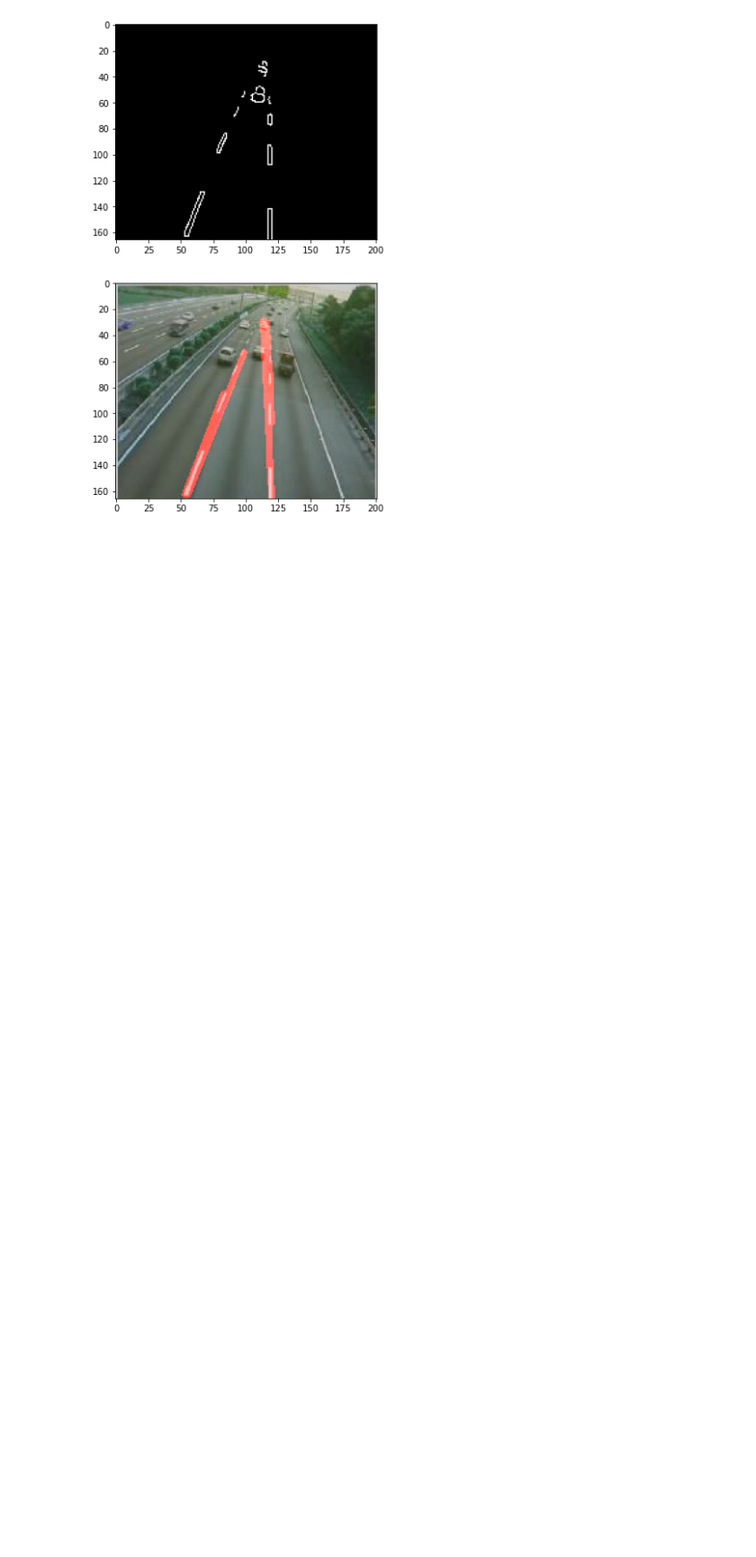
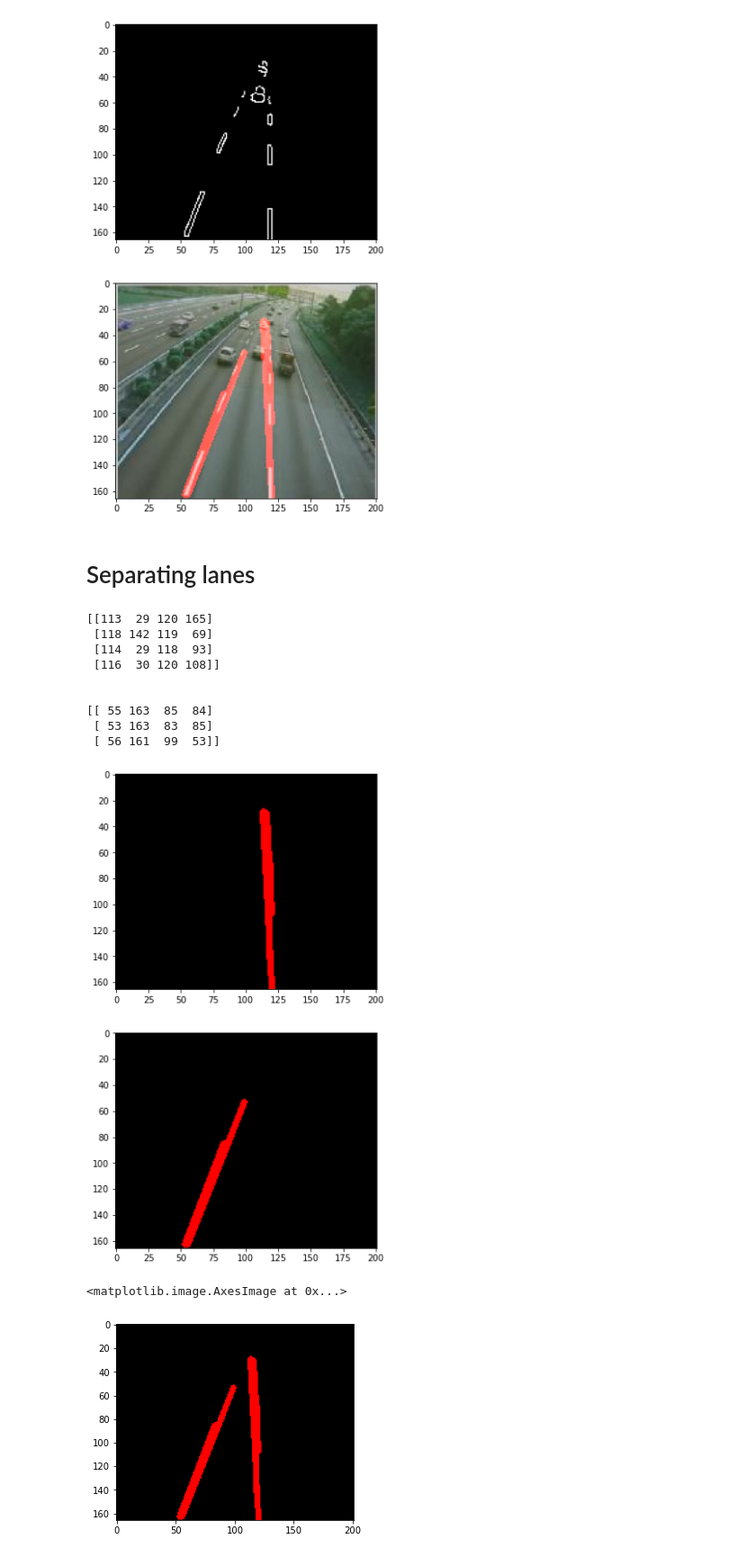
Before and after one commit to akshitagupta15june/lane_detection_opencv, a Jupyter notebook: lane-detection-edge.ipynb, the cells around one changed output. Shown at 90% size. Drawn from its saved outputs; the diff is of its cells as text; code cells hidden in the pictures; blank space fills up the shorter version.

Commit message:
Displayed lane lines and filled the area b/w them.

```diff
--- a/lane-detection-edge.ipynb
+++ b/lane-detection-edge.ipynb
@@ -175,3 +177,43 @@ plt.show()
 
  [[116  30 120 108]]]
 [figure]
+# %% [markdown]
+# Separating lanes
+# %%
+right_lane=[]
+left_lane=[]
+for i in lines:
+    #print(i)
+    if (i[0][0]>100 and i[0][2]>100 ):
+        right_lane.append(i[0])
+    else:
+        left_lane.append(i[0])
+right_lane=np.array(right_lane)
+left_lane=np.array(left_lane)
+print(right_lane,"\n\n")
+print(left_lane)
+
+right_line_image = display_lines(laneimg,right_lane)
+left_line_image = display_lines(laneimg,left_lane)
+
+plt.figure(2,figsize=(10,10))
+plt.subplot(211)
+plt.imshow(right_line_image)
+
+plt.subplot(212)
+plt.imshow(left_line_image)
+plt.show()
+plt.imshow(right_line_image+left_line_image)
+# %% [output]
+[[113  29 120 165]
+ [118 142 119  69]
+ [114  29 118  93]
+ [116  30 120 108]]
+
+
+[[ 55 163  85  84]
+ [ 53 163  83  85]
+ [ 56 161  99  53]]
+[figure, added]
+<matplotlib.image.AxesImage at 0x...>
+[figure, added]
```
Also changed, not shown: parts of 15 cells of this notebook.
